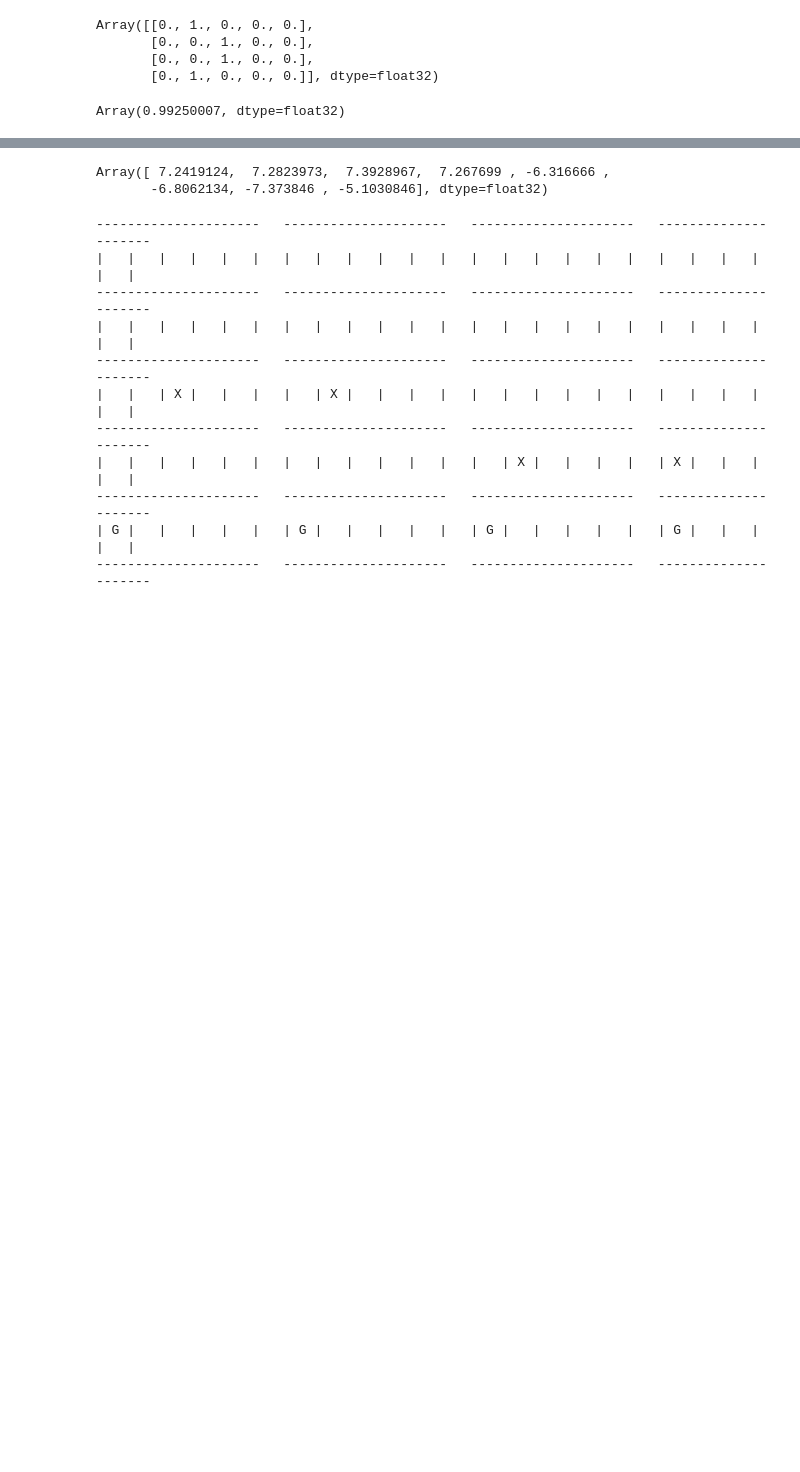
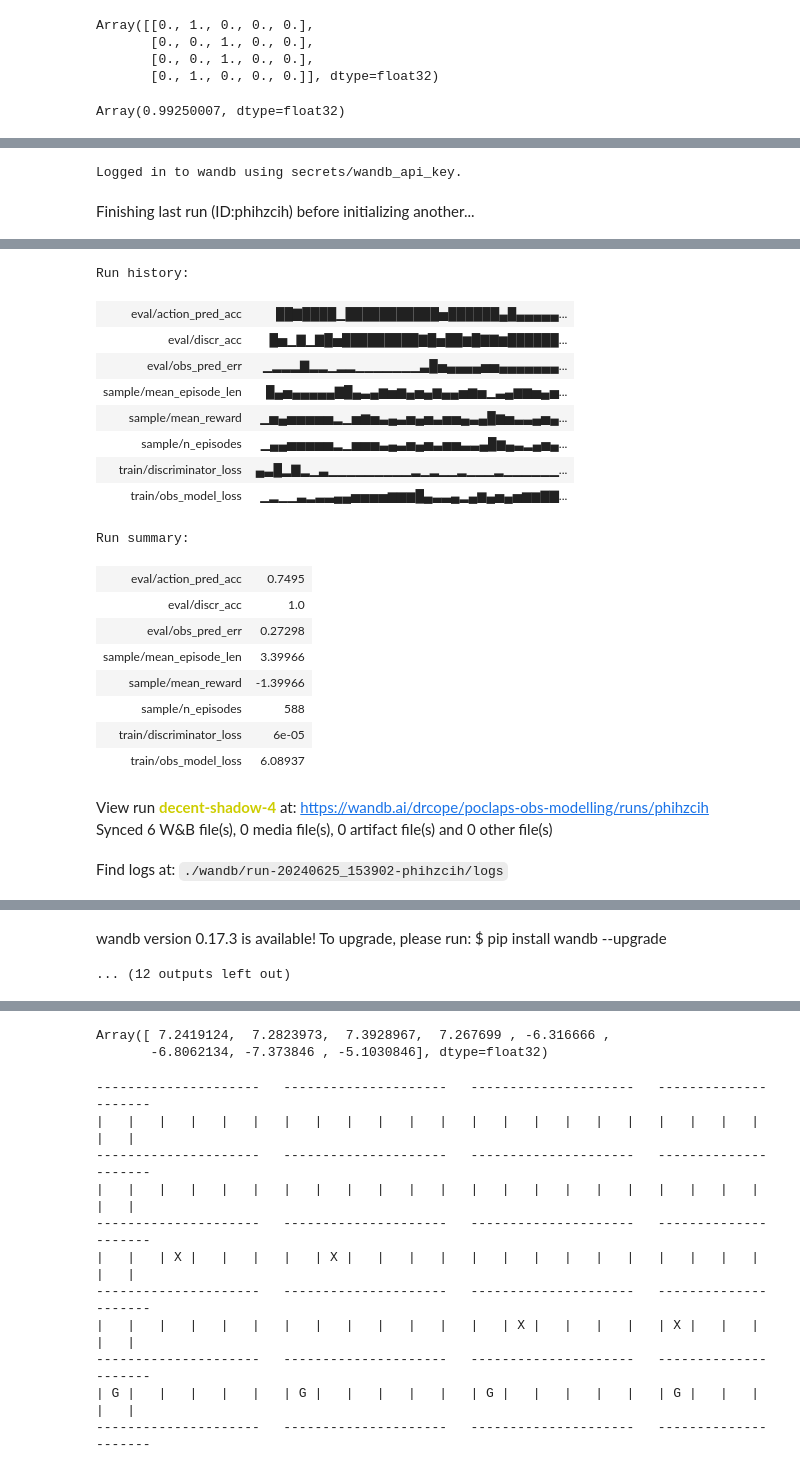
Before and after one commit to DylanCope/poclaps, a Jupyter notebook: playground.ipynb, the cells around one changed output, grey strips where cells are left out. Cells and saved outputs as stored; diff of their text form; code cells hidden in the pictures; blank space fills up the shorter version.

```diff
--- a/playground.ipynb
+++ b/playground.ipynb
@@ -241,7 +241,8 @@ class ObsModel(nn.Module):
         x = nn.relu(x)
         x = nn.Dense(self.hidden_size)(x)
         x = nn.relu(x)
-        carry = ScannedBiRNN.initialize_carry(config['num_envs'], self.hidden_size)
+        _, n_envs, _ = x.shape
+        carry = ScannedBiRNN.initialize_carry(n_envs, self.hidden_size)
         bi_lstm = ScannedBiRNN(self.hidden_size)
         _, x = bi_lstm(carry, (x, dones))
         x = nn.Dense(self.hidden_size)(x)
@@ -619,2 +714,3 @@ aom_trainer = AdversarialObsModellingTrainer(obs_model, discriminator)
 # %%
-aom_state, train_metrics = aom_trainer.train(2000)
+aom_state, train_metrics = aom_trainer.train(500)
+# %% [output]
@@ -620,0 +718,2 @@ aom_state, train_metrics = aom_trainer.train(2000)
+Logged in to wandb using secrets/wandb_api_key.
+Finishing last run (ID:phihzcih) before initializing another...
@@ -620,0 +721,21 @@ aom_state, train_metrics = aom_trainer.train(2000)
+Run history:
+| eval/action_pred_acc | ██▇████▁███████████▅██████▄█▄▄▄▄▄... |
+| eval/discr_acc | █▅▁▇▁▇█▅█████████▇█▅██▆█▇▇▆██████... |
+| eval/obs_pred_err | ▁▂▂▂▇▂▂▁▂▂▁▁▁▁▁▁▁▃█▅▄▄▄▄▅▅▄▄▄▄▄▄▄... |
+| sample/mean_episode_len | █▄▅▄▄▄▄▄▇█▄▃▄▆▅▆▄▅▄▆▄▄▅▆▅▁▃▄▆▆▅▄▅... |
+| sample/mean_reward | ▁▅▄▅▅▅▅▅▂▁▅▆▅▃▄▃▅▄▅▃▅▅▄▃▄█▆▅▃▃▄▅▄... |
+| sample/n_episodes | ▁▄▄▅▅▅▅▅▂▁▅▅▅▃▄▃▅▄▅▃▅▅▃▃▄█▆▄▃▂▄▅▄... |
+| train/discriminator_loss | ▄▃█▂▇▂▁▃▁▁▁▁▁▁▁▁▁▂▁▂▁▁▂▁▁▁▂▁▁▁▁▁▁... |
+| train/obs_model_loss | ▁▂▁▁▃▂▃▃▄▄▅▅▅▅▆▆▆█▄▃▃▄▂▄▆▄▅▄▅▆▆▇▇... |
+Run summary:
+| eval/action_pred_acc | 0.7495 |
+| eval/discr_acc | 1.0 |
+| eval/obs_pred_err | 0.27298 |
+| sample/mean_episode_len | 3.39966 |
+| sample/mean_reward | -1.39966 |
+| sample/n_episodes | 588 |
+| train/discriminator_loss | 6e-05 |
+| train/obs_model_loss | 6.08937 |
+View run decent-shadow-4 at: https://wandb.ai/drcope/poclaps-obs-modelling/runs/phihzcih
+Synced 6 W&B file(s), 0 media file(s), 0 artifact file(s) and 0 other file(s)
+Find logs at: ./wandb/run-20240625_153902-phihzcih/logs
@@ -621,3 +743,5 @@ aom_state, train_metrics = aom_trainer.train(2000)
+wandb version 0.17.3 is available! To upgrade, please run: $ pip install wandb --upgrade
+... (12 outputs left out)
 # %%
 import matplotlib.pyplot as plt
 import seaborn as sns
```
Also changed, not shown: parts of 11 cells of this notebook.
